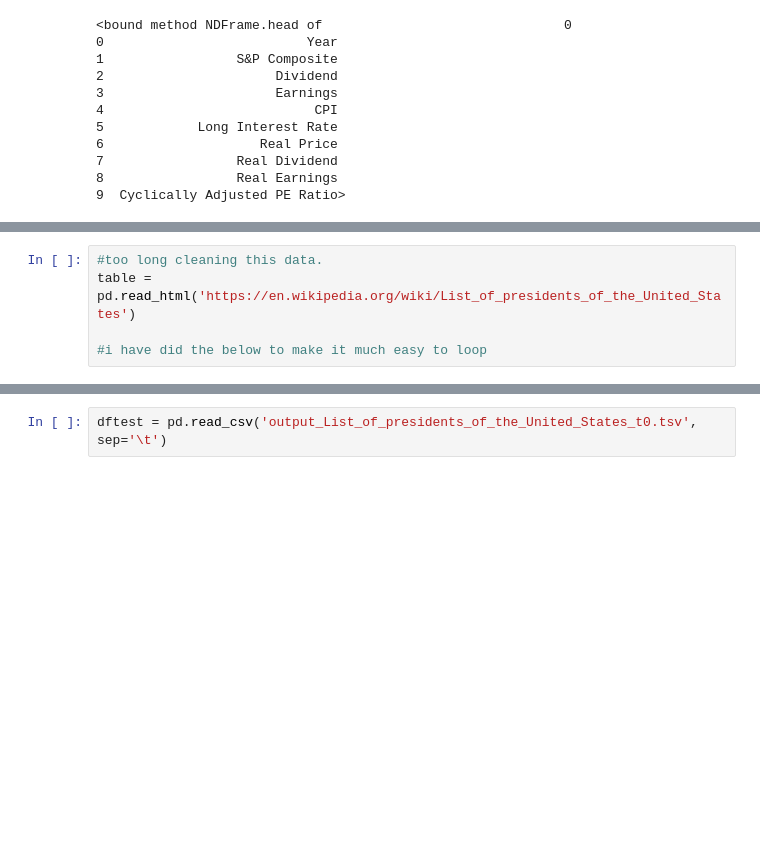
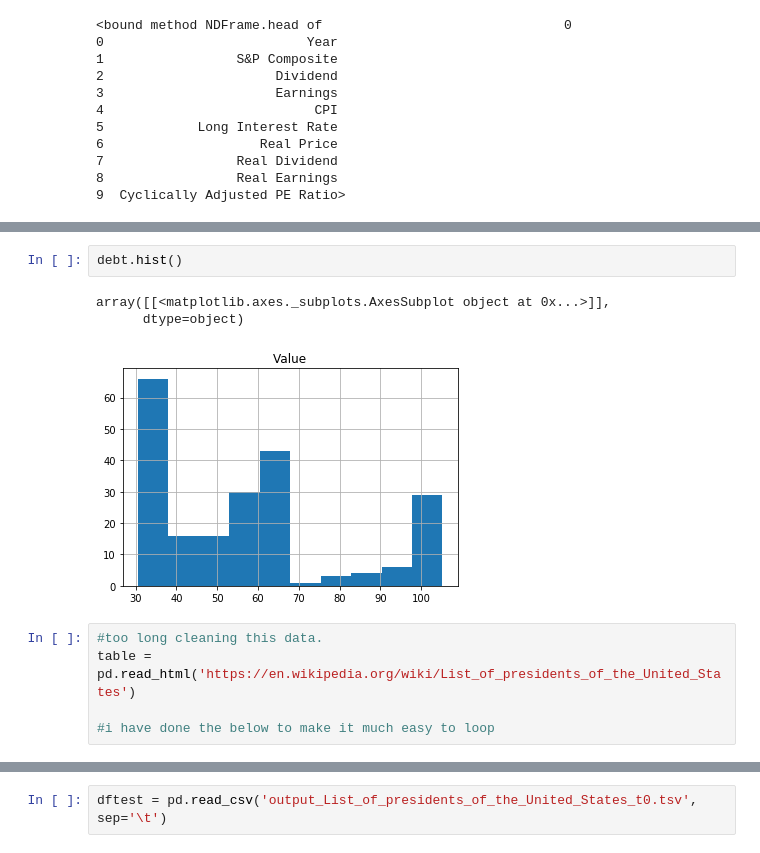
Before and after one commit to Carterbouley/mod_3_project, a Jupyter notebook: Josh Notebook.ipynb, the cells around one changed output, grey strips where cells are left out. Drawn from its saved outputs; the diff is of its cells as text; blank space fills up the shorter version.

```diff
--- a/Josh Notebook.ipynb
+++ b/Josh Notebook.ipynb
@@ -153,8 +254,14 @@ table
+# %%
+debt.hist()
+# %% [output]
+array([[<matplotlib.axes._subplots.AxesSubplot object at 0x...>]],
+      dtype=object)
+[figure, added]
 # %%
 #too long cleaning this data.
 table = pd.read_html('https://en.wikipedia.org/wiki/List_of_presidents_of_the_United_States')
 
-#i have did the below to make it much easy to loop
+#i have done the below to make it much easy to loop
 # %%
 
 wiki = "https://en.wikipedia.org/wiki/List_of_presidents_of_the_United_States"
```
Also changed, not shown: parts of 17 cells of this notebook, 1 other file.
